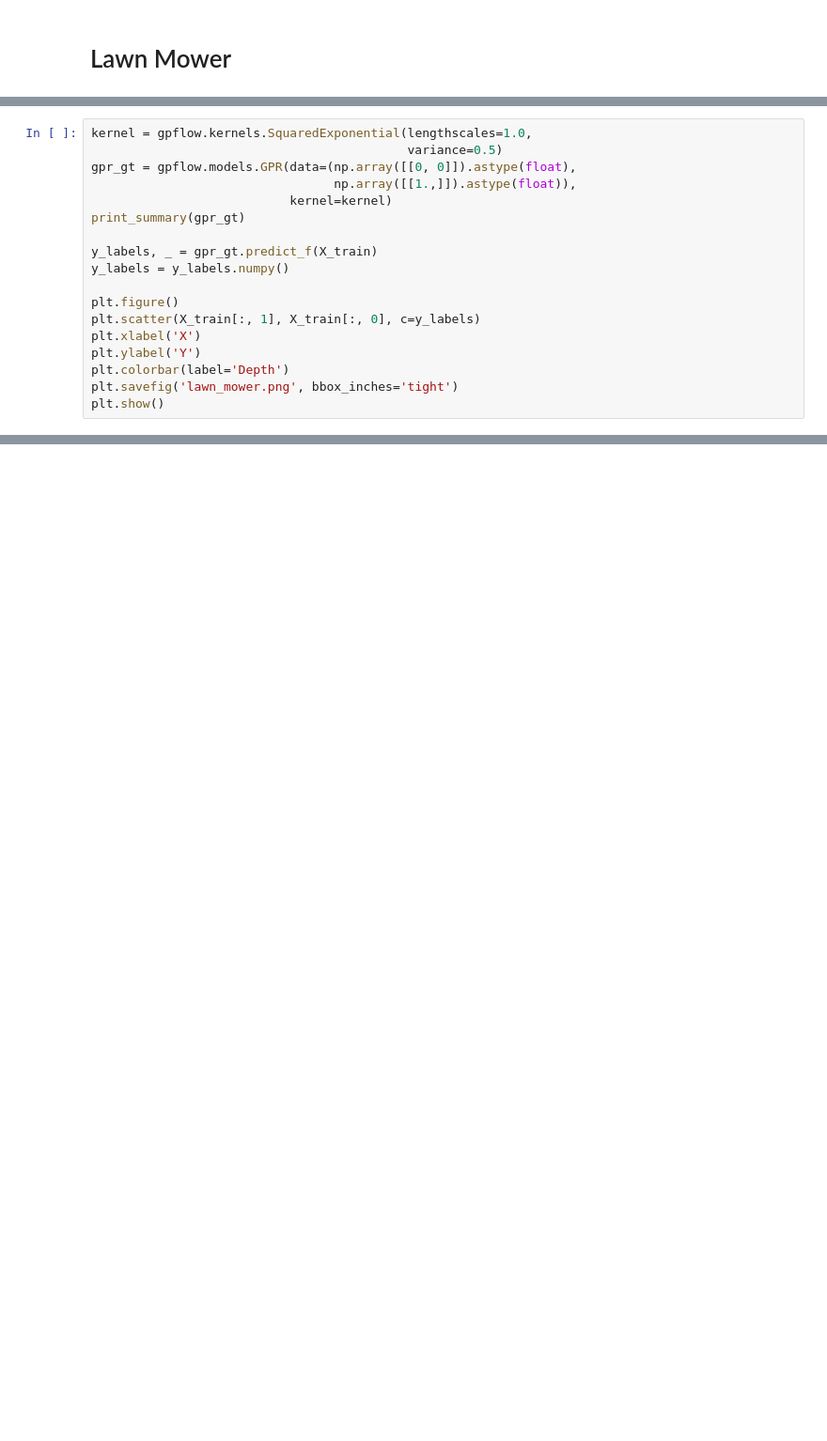
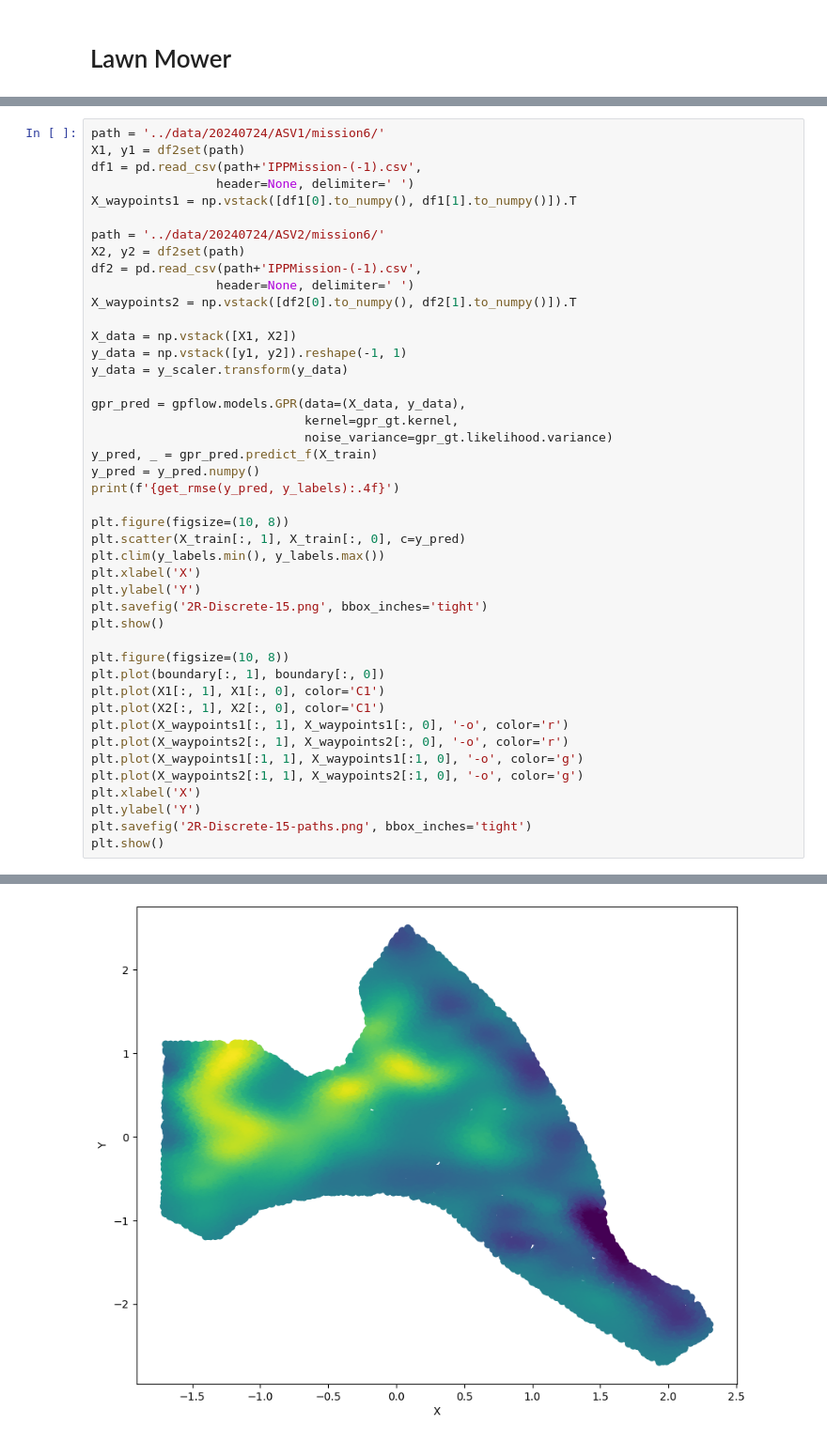
Before and after one commit to itskalvik/ros_sgp_tools, a Jupyter notebook: scripts/postprocess.ipynb, the cells around one changed output, grey strips where cells are left out. Shown at 94% size. Drawn from its saved outputs; the diff is of its cells as text; blank space fills up the shorter version.

```diff
--- a/scripts/postprocess.ipynb
+++ b/scripts/postprocess.ipynb
@@ -176,18 +134,0 @@ plt.show()
-# %%
-kernel = gpflow.kernels.SquaredExponential(lengthscales=1.0,
-                                           variance=0.5)
-gpr_gt = gpflow.models.GPR(data=(np.array([[0, 0]]).astype(float),
-                                 np.array([[1.,]]).astype(float)),
-                           kernel=kernel)
-print_summary(gpr_gt)
-
-y_labels, _ = gpr_gt.predict_f(X_train)
-y_labels = y_labels.numpy()
-
-plt.figure()
-plt.scatter(X_train[:, 1], X_train[:, 0], c=y_labels)
-plt.xlabel('X')
-plt.ylabel('Y')
-plt.colorbar(label='Depth')
-plt.savefig('lawn_mower.png', bbox_inches='tight')
-plt.show()
@@ -204,0 +137,45 @@ plt.show()
+# %%
+path = '../data/20240724/ASV1/mission6/'
+X1, y1 = df2set(path)
+df1 = pd.read_csv(path+'IPPMission-(-1).csv',
+                 header=None, delimiter=' ')
+X_waypoints1 = np.vstack([df1[0].to_numpy(), df1[1].to_numpy()]).T
+
+path = '../data/20240724/ASV2/mission6/'
+X2, y2 = df2set(path)
+df2 = pd.read_csv(path+'IPPMission-(-1).csv',
+                 header=None, delimiter=' ')
+X_waypoints2 = np.vstack([df2[0].to_numpy(), df2[1].to_numpy()]).T
+
+X_data = np.vstack([X1, X2])
+y_data = np.vstack([y1, y2]).reshape(-1, 1)
+y_data = y_scaler.transform(y_data)
+
+gpr_pred = gpflow.models.GPR(data=(X_data, y_data),
+                             kernel=gpr_gt.kernel,
+                             noise_variance=gpr_gt.likelihood.variance)
+y_pred, _ = gpr_pred.predict_f(X_train)
+y_pred = y_pred.numpy()
+print(f'{get_rmse(y_pred, y_labels):.4f}')
+
+plt.figure(figsize=(10, 8))
+plt.scatter(X_train[:, 1], X_train[:, 0], c=y_pred)
+plt.clim(y_labels.min(), y_labels.max())
+plt.xlabel('X')
+plt.ylabel('Y')
+plt.savefig('2R-Discrete-15.png', bbox_inches='tight')
+plt.show()
+
+plt.figure(figsize=(10, 8))
+plt.plot(boundary[:, 1], boundary[:, 0])
+plt.plot(X1[:, 1], X1[:, 0], color='C1')
+plt.plot(X2[:, 1], X2[:, 0], color='C1')
+plt.plot(X_waypoints1[:, 1], X_waypoints1[:, 0], '-o', color='r')
+plt.plot(X_waypoints2[:, 1], X_waypoints2[:, 0], '-o', color='r')
+plt.plot(X_waypoints1[:1, 1], X_waypoints1[:1, 0], '-o', color='g')
+plt.plot(X_waypoints2[:1, 1], X_waypoints2[:1, 0], '-o', color='g')
+plt.xlabel('X')
+plt.ylabel('Y')
+plt.savefig('2R-Discrete-15-paths.png', bbox_inches='tight')
+plt.show()
+# %% [output]
@@ -204,0 +183 @@ plt.show()
+[figure, added]
```
Also changed, not shown: parts of 25 cells of this notebook.
